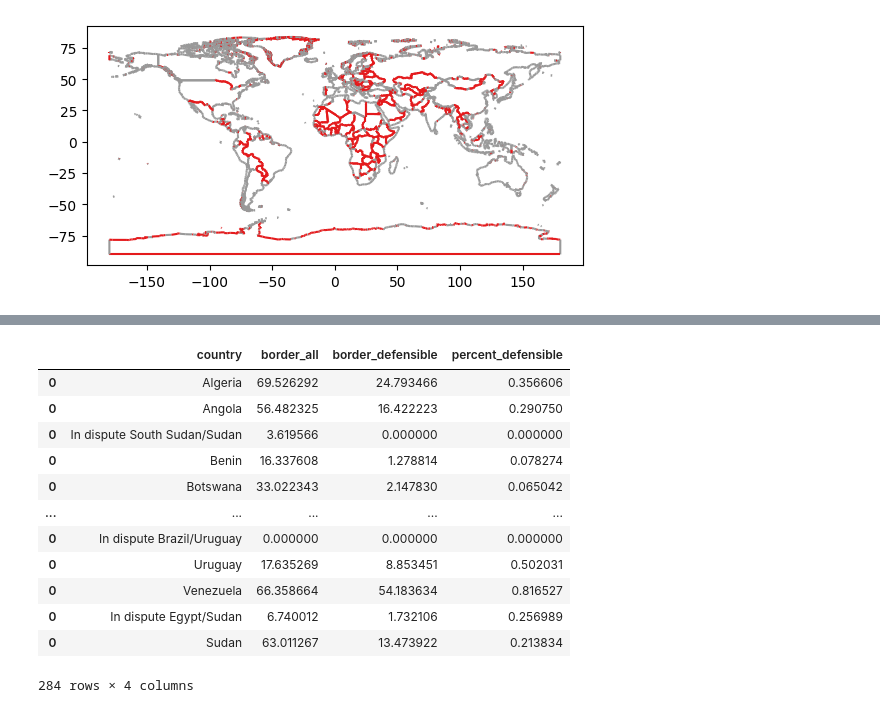
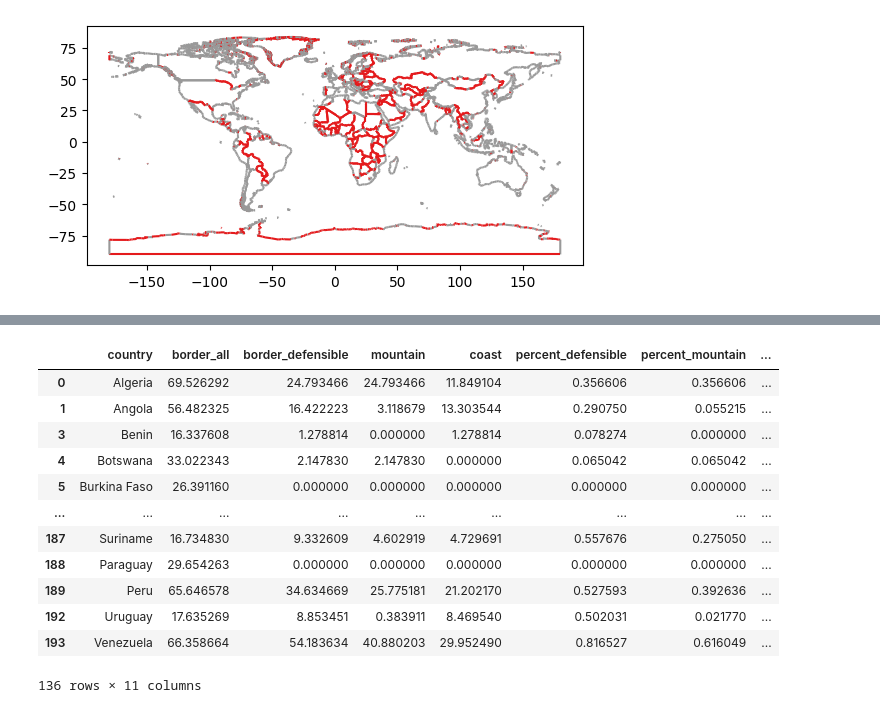
Before and after one commit to emmettmcdow/defensibility, a Jupyter notebook: borders.ipynb, the cells around one changed output, grey strips where cells are left out. Saved outputs shown, nothing was run; the diff lists cells and outputs as text; code cells hidden in the pictures.

Commit message:
did stats :(

```diff
--- a/borders.ipynb
+++ b/borders.ipynb
@@ -183,18 +185,22 @@ world.plot(column="defensible", cmap="Set1")
 <Axes: >
 [figure]
 # %%
-worldstats = pd.DataFrame(columns=['country', 'border_all', 'border_defensible'])
+worldstats = pd.DataFrame(columns=['country', 'border_all', 'border_defensible', 'mountain', 'coast'])
 
 for country in world["country"].unique():
     print(country)
     seglen = 0
     defense = 0
+    mountain = 0
+    coast = 0
     for i, seg in world[world['country'] == country].iterrows():
         if seg.empty or not seg['geometry']:
             break
         seglen += seg['geometry'].length
         defense += seg['geometry'].length if seg['defensible'] else 0
-    nu = pd.DataFrame([[country, seglen, defense]], columns=['country', 'border_all', 'border_defensible'])
+        mountain += seg['geometry'].length if seg['mountain'] else 0
+        coast += seg['geometry'].length if seg['coast'] else 0
+    nu = pd.DataFrame([[country, seglen, defense, mountain, coast]], columns=['country', 'border_all', 'border_defensible', 'mountain', 'coast'])
     worldstats = pd.concat([worldstats, nu])
 # %% [output]
 Algeria
@@ -236,18 +242,30 @@ In dispute Egypt/Sudan
 Sudan
 # %%
 worldstats['percent_defensible'] = worldstats.apply((lambda row: row['border_defensible'] / (row['border_all'] if row['border_all'] > 0 else 1)), axis=1)
+worldstats['percent_mountain'] = worldstats.apply((lambda row: row['mountain'] / (row['border_all'] if row['border_all'] > 0 else 1)), axis=1)
+worldstats['percent_coast'] = worldstats.apply((lambda row: row['coast'] / (row['border_all'] if row['border_all'] > 0 else 1)), axis=1)
+worldstats['abs_indefensible'] = worldstats.apply((lambda row: row['border_all'] - row['border_defensible']), axis=1)
+
+# Remove no-border states
+worldstats = worldstats[worldstats['border_all'] != 0]
+# Remove no democracy-index stats
+worldstats = worldstats.replace([np.inf, -np.inf], np.nan).dropna()
+
+# Separate df for removing extremes like Russia and Canada
+no_extreme = worldstats[worldstats['abs_indefensible'] < 150.0]
+no_extreme = no_extreme[no_extreme['abs_indefensible'] > 0.0]
 worldstats
 # %% [output]
-|  | country | border_all | border_defensible | percent_defensible |
-| 0 | Algeria | 69.526292 | 24.793466 | 0.356606 |
-| 0 | Angola | 56.482325 | 16.422223 | 0.290750 |
-| 0 | In dispute South Sudan/Sudan | 3.619566 | 0.000000 | 0.000000 |
-| 0 | Benin | 16.337608 | 1.278814 | 0.078274 |
-| 0 | Botswana | 33.022343 | 2.147830 | 0.065042 |
-| ... | ... | ... | ... | ... |
-| 0 | In dispute Brazil/Uruguay | 0.000000 | 0.000000 | 0.000000 |
-| 0 | Uruguay | 17.635269 | 8.853451 | 0.502031 |
-| 0 | Venezuela | 66.358664 | 54.183634 | 0.816527 |
-| 0 | In dispute Egypt/Sudan | 6.740012 | 1.732106 | 0.256989 |
-| 0 | Sudan | 63.011267 | 13.473922 | 0.213834 |
+|  | country | border_all | border_defensible | mountain | coast | percent_defensible | percent_mountain | ... |
+| 0 | Algeria | 69.526292 | 24.793466 | 24.793466 | 11.849104 | 0.356606 | 0.356606 | ... |
+| 1 | Angola | 56.482325 | 16.422223 | 3.118679 | 13.303544 | 0.290750 | 0.055215 | ... |
+| 3 | Benin | 16.337608 | 1.278814 | 0.000000 | 1.278814 | 0.078274 | 0.000000 | ... |
+| 4 | Botswana | 33.022343 | 2.147830 | 2.147830 | 0.000000 | 0.065042 | 0.065042 | ... |
+| 5 | Burkina Faso | 26.391160 | 0.000000 | 0.000000 | 0.000000 | 0.000000 | 0.000000 | ... |
+| ... | ... | ... | ... | ... | ... | ... | ... | ... |
+| 187 | Suriname | 16.734830 | 9.332609 | 4.602919 | 4.729691 | 0.557676 | 0.275050 | ... |
+| 188 | Paraguay | 29.654263 | 0.000000 | 0.000000 | 0.000000 | 0.000000 | 0.000000 | ... |
+| 189 | Peru | 65.646578 | 34.634669 | 25.775181 | 21.202170 | 0.527593 | 0.392636 | ... |
+| 192 | Uruguay | 17.635269 | 8.853451 | 0.383911 | 8.469540 | 0.502031 | 0.021770 | ... |
+| 193 | Venezuela | 66.358664 | 54.183634 | 40.880203 | 29.952490 | 0.816527 | 0.616049 | ... |
-284 rows × 4 columns
+136 rows × 11 columns
```
Also changed, not shown: parts of 11 cells of this notebook, 1 other file.
